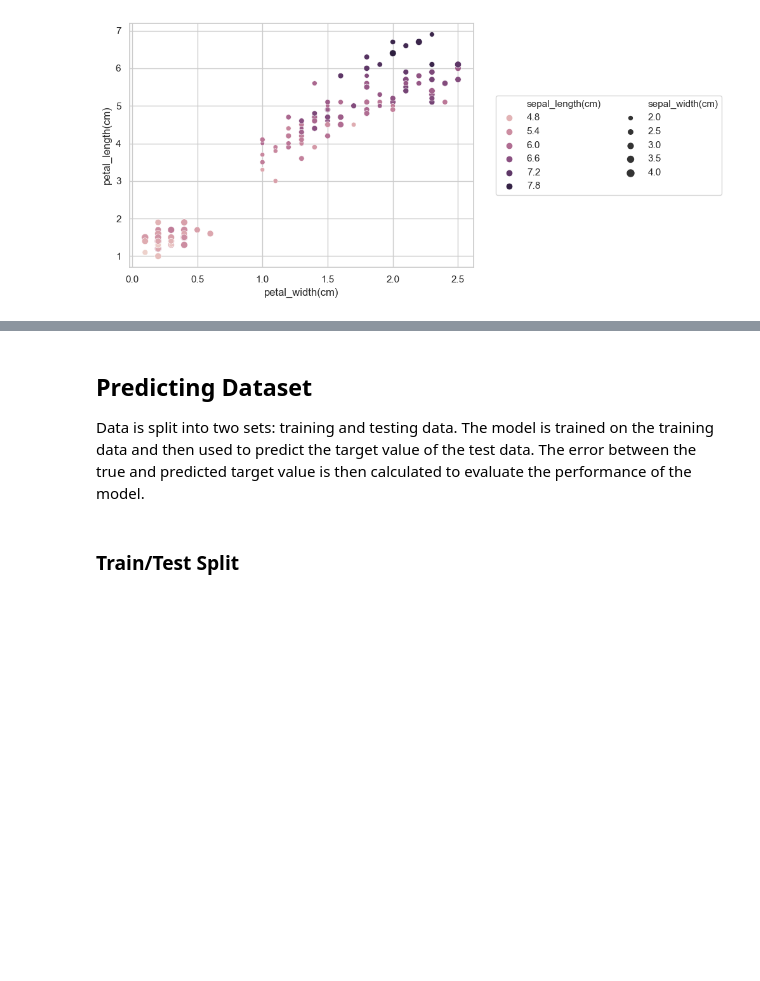
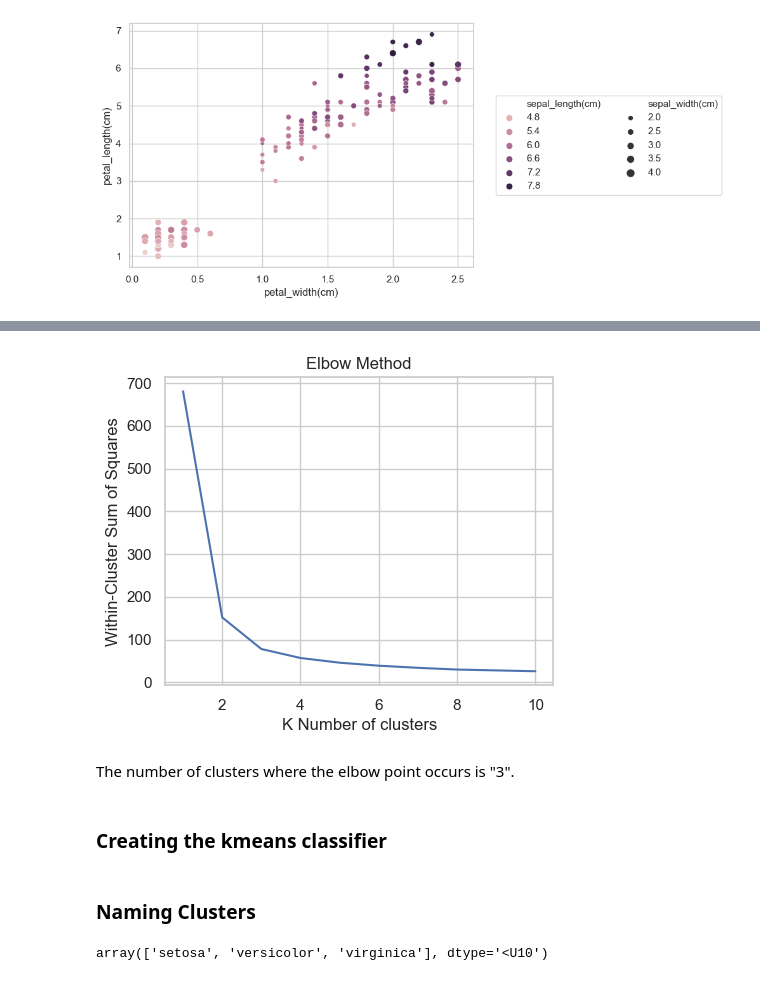
Before and after one commit to umar-anzar/spark-foundation-internship-datascience, a Jupyter notebook: Task2/PredictionUsingUnsupervisedML.ipynb, the cells around one changed output, grey strips where cells are left out. Saved outputs shown, nothing was run; the diff lists cells and outputs as text; code cells hidden in the pictures; blank space fills up the shorter version.

```diff
--- a/Task2/PredictionUsingUnsupervisedML.ipynb
+++ b/Task2/PredictionUsingUnsupervisedML.ipynb
@@ -152,0 +134,2 @@ array([[5.1, 3.5, 1.4, 0.2],
+# %%
+x = dataset.values
@@ -153,7 +146,19 @@ array([[5.1, 3.5, 1.4, 0.2],
 # %%
-x = dataset.iloc[:,:1].values
-y = dataset.iloc[:,-1].values
+n = 11
+wcss = np.empty(n-1, dtype='int32')
+for i in range(1,n):
+    kmeans = KMeans(n_clusters=i, init='k-means++', max_iter=300, n_init=10, random_state=0)
+    kmeans.fit(x)
+    wcss[i-1] = kmeans.inertia_
+# %%
+plt.plot(range(1,n), wcss)
+plt.title("Elbow Method")
+plt.xlabel('K Number of clusters')
+plt.ylabel('Within-Cluster Sum of Squares')
+plt.show()
+# %% [output]
+[figure, added]
+# %% [markdown]
+The number of clusters where the elbow point occurs is "3".
 # %% [markdown]
-## Predicting Dataset
-
-Data is split into two sets: training and testing data. The model is trained on the training data and then used to predict the target value of the test data. The error between the true and predicted target value is then calculated to evaluate the performance of the model.
+### Creating the kmeans classifier
@@ -160,2 +168,6 @@ Data is split into two sets: training and testing data. The model is trained on
 # %% [markdown]
-### Train/Test Split
+### Naming Clusters
+# %%
+iris.target_names
+# %% [output]
+array(['setosa', 'versicolor', 'virginica'], dtype='<U10')
```
Also changed, not shown: parts of 32 cells of this notebook.
